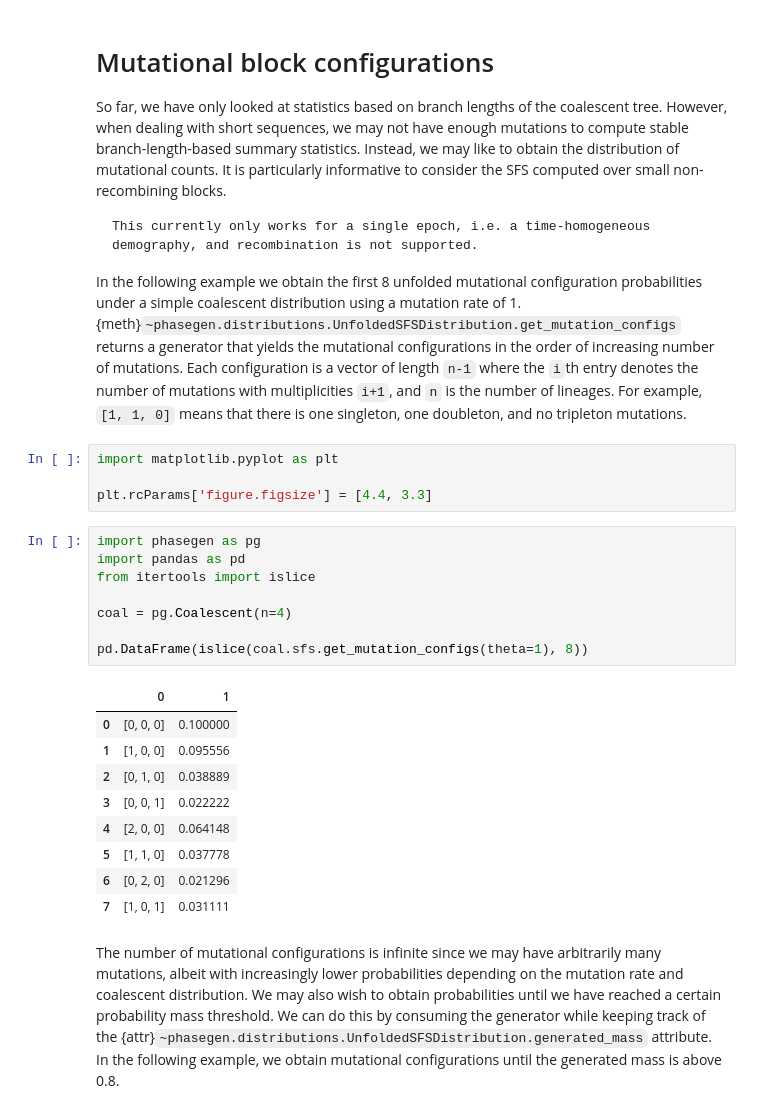
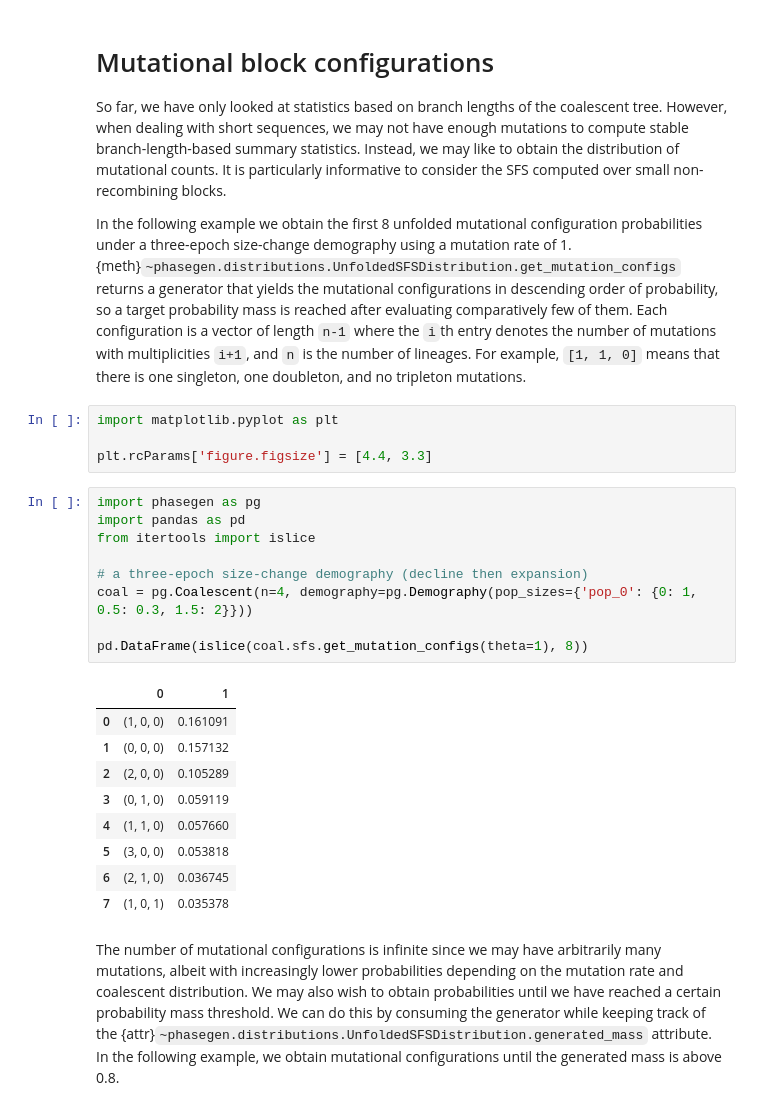
Before and after one commit to Sendrowski/PhaseGen, a Jupyter notebook: docs/reference/Python/mutation_configs.ipynb, the cells around one changed output. Drawn from its saved outputs; the diff is of its cells as text.

````diff
--- a/docs/reference/Python/mutation_configs.ipynb
+++ b/docs/reference/Python/mutation_configs.ipynb
@@ -2,11 +2,7 @@
 # Mutational block configurations
 So far, we have only looked at statistics based on branch lengths of the coalescent tree. However, when dealing with short sequences, we may not have enough mutations to compute stable branch-length-based summary statistics. Instead, we may like to obtain the distribution of mutational counts. It is particularly informative to consider the SFS computed over small non-recombining blocks.
 
-```{note}
-This currently only works for a single epoch, i.e. a time-homogeneous demography, and recombination is not supported.
-```
-
-In the following example we obtain the first 8 unfolded mutational configuration probabilities under a simple coalescent distribution using a mutation rate of 1. {meth}`~phasegen.distributions.UnfoldedSFSDistribution.get_mutation_configs` returns a generator that yields the mutational configurations in the order of increasing number of mutations. Each configuration is a vector of length `n-1` where the `i`th entry denotes the number of mutations with multiplicities `i+1`, and `n` is the number of lineages. For example, `[1, 1, 0]` means that there is one singleton, one doubleton, and no tripleton mutations.
+In the following example we obtain the first 8 unfolded mutational configuration probabilities under a three-epoch size-change demography using a mutation rate of 1. {meth}`~phasegen.distributions.UnfoldedSFSDistribution.get_mutation_configs` returns a generator that yields the mutational configurations in descending order of probability, so a target probability mass is reached after evaluating comparatively few of them. Each configuration is a vector of length `n-1` where the `i`th entry denotes the number of mutations with multiplicities `i+1`, and `n` is the number of lineages. For example, `[1, 1, 0]` means that there is one singleton, one doubleton, and no tripleton mutations.
 # %%
 import matplotlib.pyplot as plt
 
@@ -14,21 +10,22 @@ plt.rcParams['figure.figsize'] = [4.4, 3.3]
 # %%
 import phasegen as pg
 import pandas as pd
 from itertools import islice
 
-coal = pg.Coalescent(n=4)
+# a three-epoch size-change demography (decline then expansion)
+coal = pg.Coalescent(n=4, demography=pg.Demography(pop_sizes={'pop_0': {0: 1, 0.5: 0.3, 1.5: 2}}))
 
 pd.DataFrame(islice(coal.sfs.get_mutation_configs(theta=1), 8))
 # %% [output]
 |  | 0 | 1 |
-| 0 | [0, 0, 0] | 0.100000 |
-| 1 | [1, 0, 0] | 0.095556 |
-| 2 | [0, 1, 0] | 0.038889 |
-| 3 | [0, 0, 1] | 0.022222 |
-| 4 | [2, 0, 0] | 0.064148 |
-| 5 | [1, 1, 0] | 0.037778 |
-| 6 | [0, 2, 0] | 0.021296 |
-| 7 | [1, 0, 1] | 0.031111 |
+| 0 | (1, 0, 0) | 0.161091 |
+| 1 | (0, 0, 0) | 0.157132 |
+| 2 | (2, 0, 0) | 0.105289 |
+| 3 | (0, 1, 0) | 0.059119 |
+| 4 | (1, 1, 0) | 0.057660 |
+| 5 | (3, 0, 0) | 0.053818 |
+| 6 | (2, 1, 0) | 0.036745 |
+| 7 | (1, 0, 1) | 0.035378 |
 # %% [markdown]
 The number of mutational configurations is infinite since we may have arbitrarily many mutations, albeit with increasingly lower probabilities depending on the mutation rate and coalescent distribution. We may also wish to obtain probabilities until we have reached a certain probability mass threshold. We can do this by consuming the generator while keeping track of the {attr}`~phasegen.distributions.UnfoldedSFSDistribution.generated_mass` attribute. In the following example, we obtain mutational configurations until the generated mass is above 0.8.
 # %%
````
Also changed, not shown: parts of 3 cells of this notebook, 13 other files.
